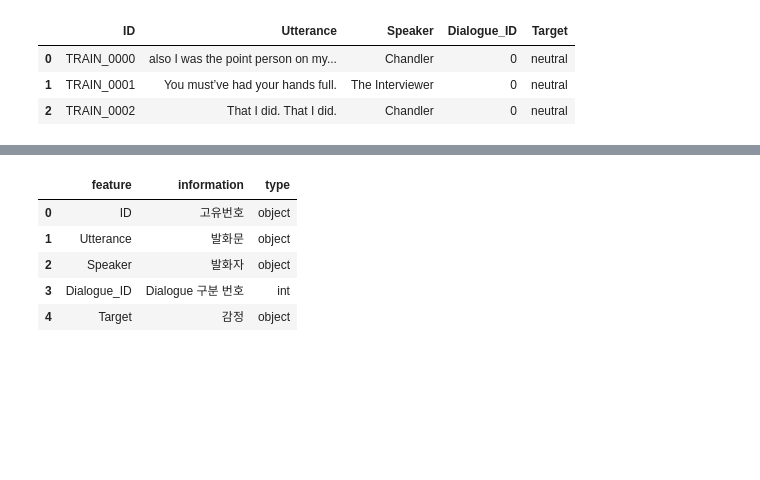
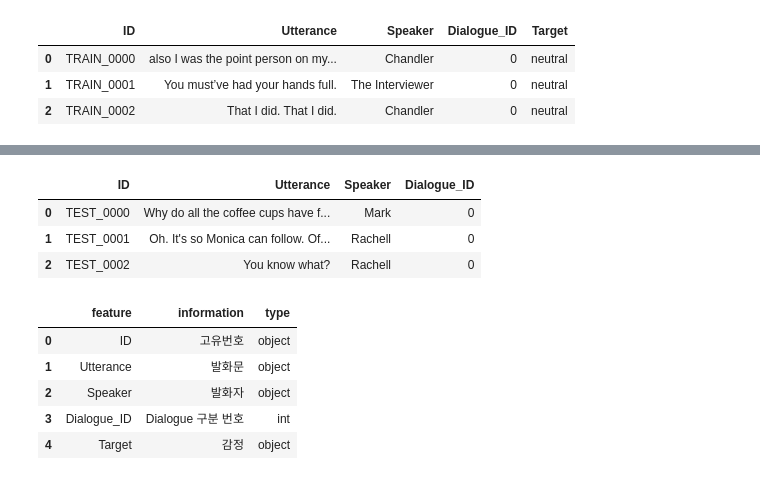
Before and after one commit to haebzzzang/22-02, a Jupyter notebook: 스마트시티문제해결/발화자의 감정인식/emotion_EDA.ipynb, the cells around one changed output, grey strips where cells are left out. Drawn from its saved outputs; the diff is of its cells as text; code cells hidden in the pictures; blank space fills up the shorter version.

```diff
--- a/스마트시티문제해결/발화자의 감정인식/emotion_EDA.ipynb
+++ b/스마트시티문제해결/발화자의 감정인식/emotion_EDA.ipynb
@@ -16,3 +33,10 @@ train.head(3)
+# %%
+test.head(3)
+# %% [output]
+|  | ID | Utterance | Speaker | Dialogue_ID |
+| 0 | TEST_0000 | Why do all the coffee cups have f... | Mark | 0 |
+| 1 | TEST_0001 | Oh. It's so Monica can follow. Of... | Rachell | 0 |
+| 2 | TEST_0002 | You know what? | Rachell | 0 |
 # %%
 data_info
 # %% [output]
```
Also changed, not shown: parts of 27 cells of this notebook.
